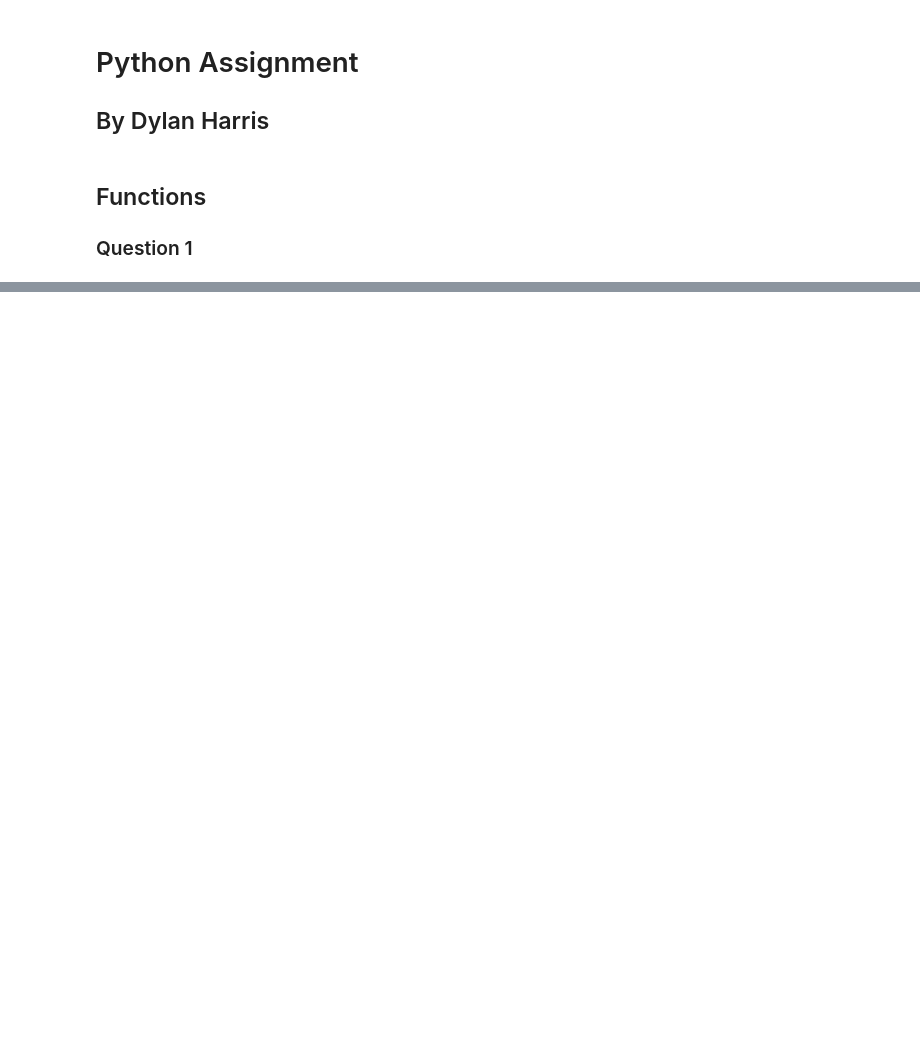
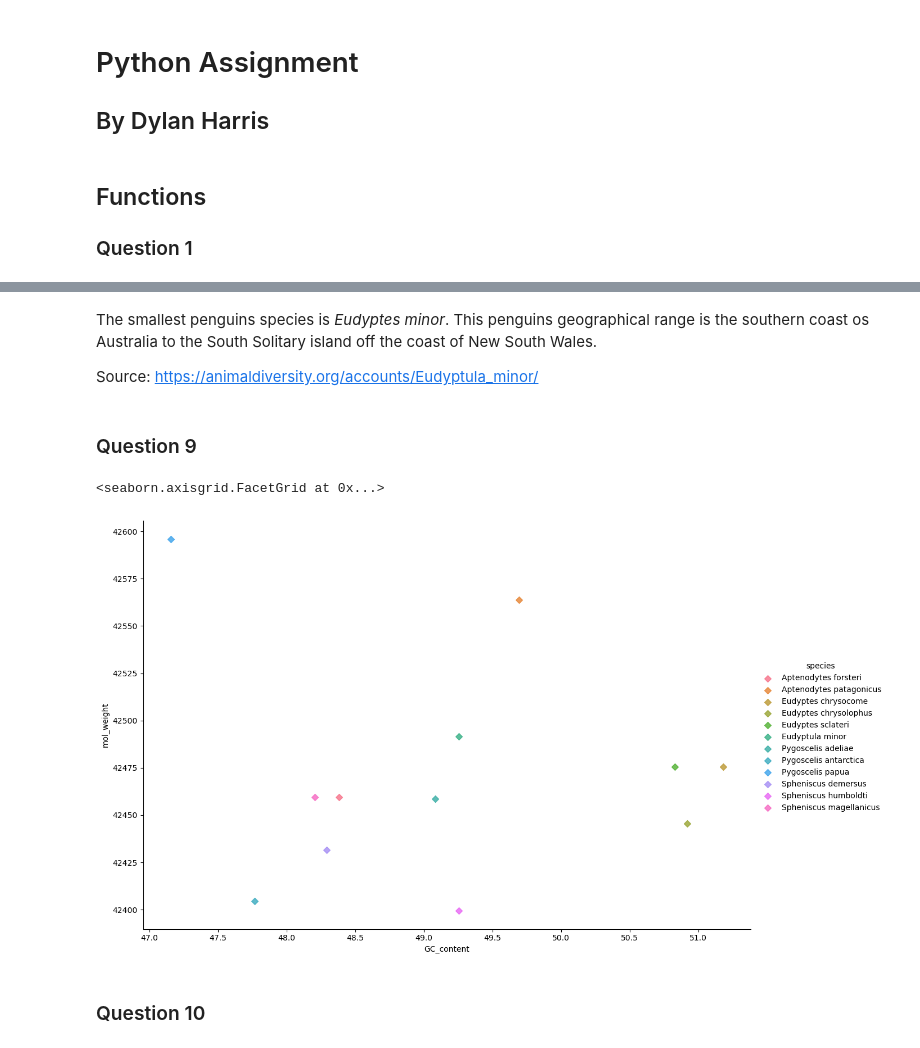
Before and after one commit to dah96/BCB546-PythonHW_Spring2023, a Jupyter notebook: Python_Assignment_DAH.ipynb, the cells around one changed output, grey strips where cells are left out. Drawn from its saved outputs; the diff is of its cells as text; code cells hidden in the pictures; blank space fills up the shorter version.

```diff
--- a/Python_Assignment_DAH.ipynb
+++ b/Python_Assignment_DAH.ipynb
@@ -21,0 +149,14 @@ SyntaxError: invalid syntax (3116882576.py, line 1)
+# %% [markdown]
+The smallest penguins species is *Eudyptes minor*. This penguins geographical range is the southern coast os Australia to the South Solitary island off the coast of New South Wales.
+
+Source: https://animaldiversity.org/accounts/Eudyptula_minor/
+# %% [markdown]
+### Question 9
+# %%
+sns.lmplot(x="GC_content", y="mol_weight",data=penguins_df,
+          fit_reg=False, height=8, aspect=1.5, hue='species', markers='D')
+# %% [output]
+<seaborn.axisgrid.FacetGrid at 0x...>
+[figure, added]
+# %% [markdown]
+### Question 10
```
Also changed, not shown: parts of 26 cells of this notebook.
